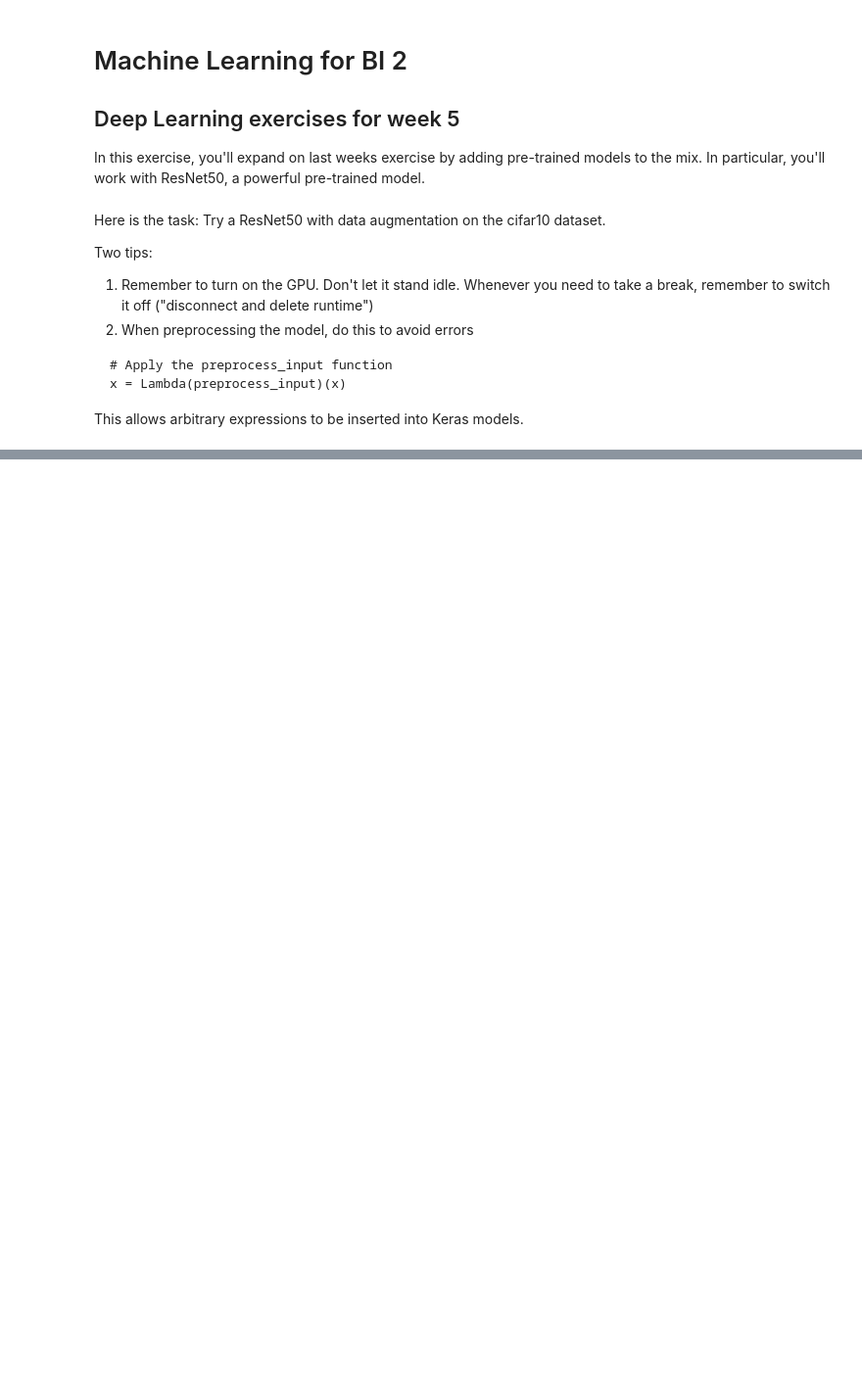
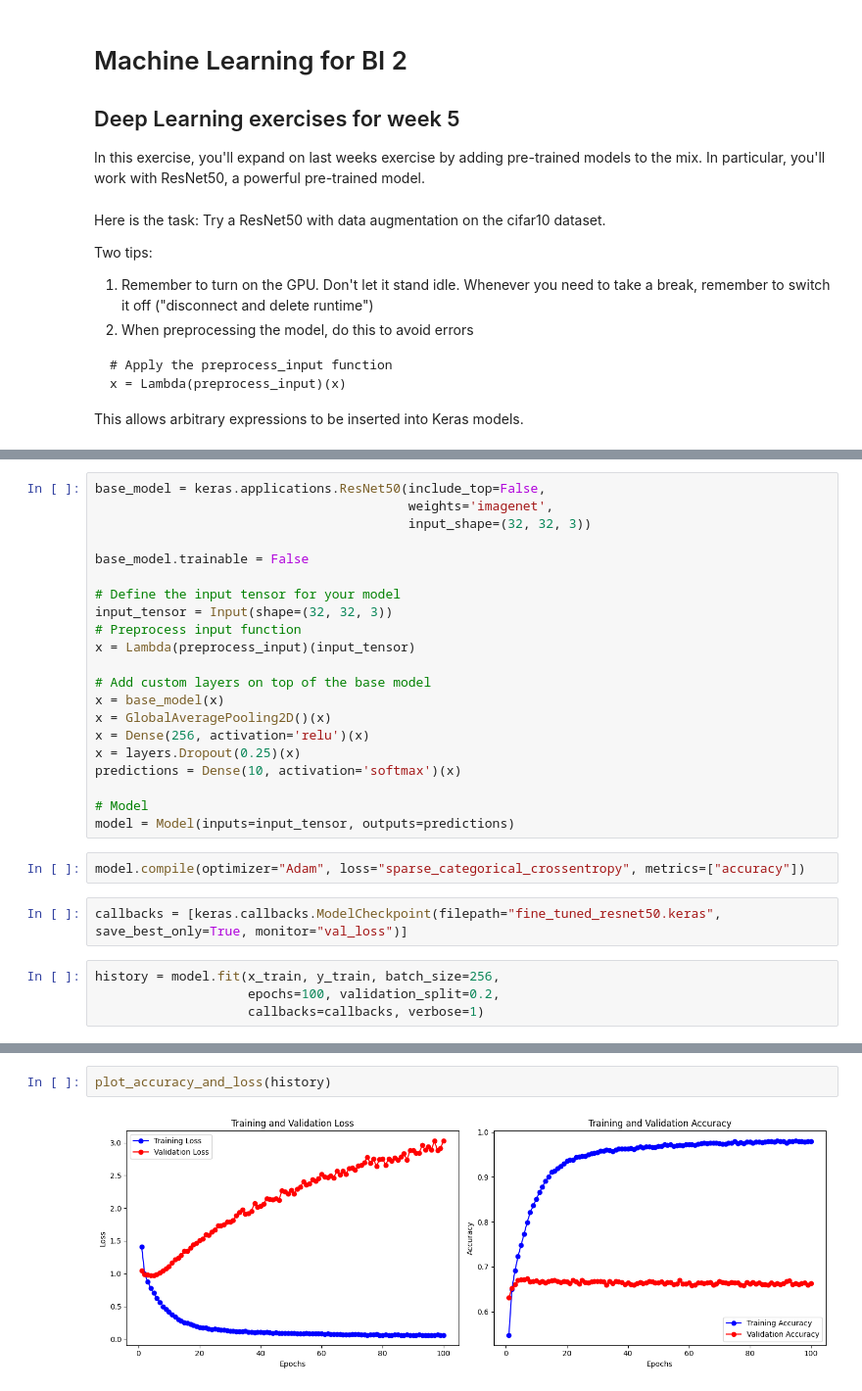
Before and after one commit to MiguelAtencio/deep-learning-copilot, a Jupyter notebook: ML4BI_E6.ipynb, the cells around one changed output, grey strips where cells are left out. Shown at 98% size. Saved outputs shown, nothing was run; the diff lists cells and outputs as text; blank space fills up the shorter version.

```diff
--- a/ML4BI_E6.ipynb
+++ b/ML4BI_E6.ipynb
@@ -26,0 +351,29 @@ This allows arbitrary expressions to be inserted into Keras models.
+# %%
+base_model = keras.applications.ResNet50(include_top=False,
+                                         weights='imagenet',
+                                         input_shape=(32, 32, 3))
+
+base_model.trainable = False
+
+# Define the input tensor for your model
+input_tensor = Input(shape=(32, 32, 3))
+# Preprocess input function
+x = Lambda(preprocess_input)(input_tensor)
+
+# Add custom layers on top of the base model
+x = base_model(x)
+x = GlobalAveragePooling2D()(x)
+x = Dense(256, activation='relu')(x)
+x = layers.Dropout(0.25)(x)
+predictions = Dense(10, activation='softmax')(x)
+
+# Model
+model = Model(inputs=input_tensor, outputs=predictions)
+# %%
+model.compile(optimizer="Adam", loss="sparse_categorical_crossentropy", metrics=["accuracy"])
+# %%
+callbacks = [keras.callbacks.ModelCheckpoint(filepath="fine_tuned_resnet50.keras", save_best_only=True, monitor="val_loss")]
+# %%
+history = model.fit(x_train, y_train, batch_size=256,
+                    epochs=100, validation_split=0.2,
+                    callbacks=callbacks, verbose=1)
@@ -26,0 +403,4 @@ This allows arbitrary expressions to be inserted into Keras models.
+# %%
+plot_accuracy_and_loss(history)
+# %% [output]
+[figure, added]
```
Also changed, not shown: parts of 35 cells of this notebook.
